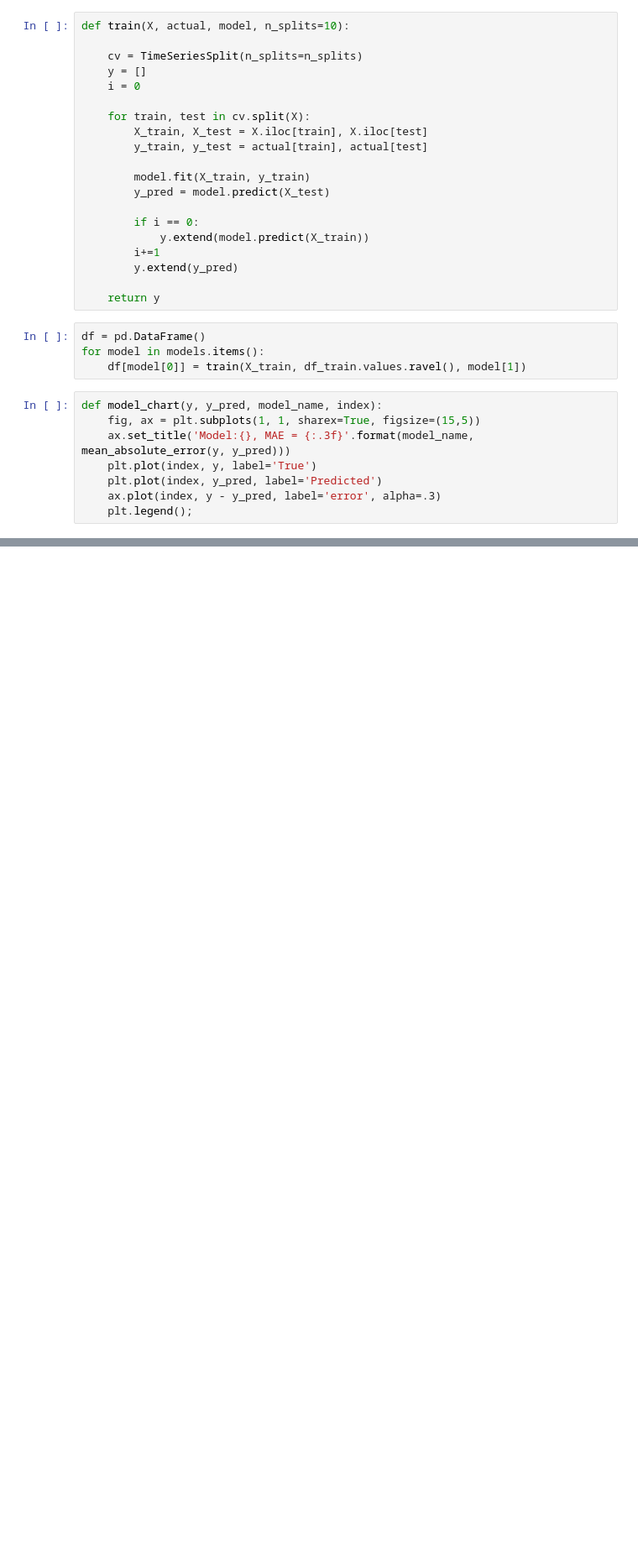
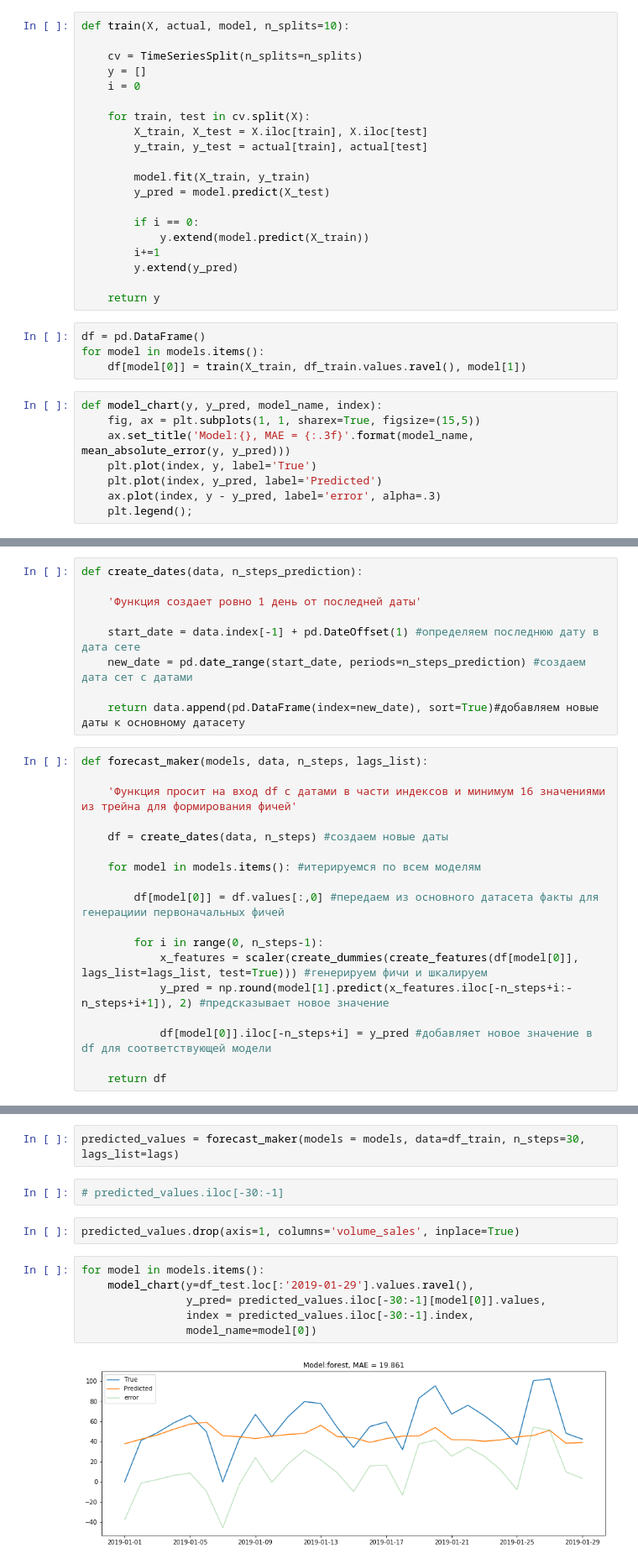
Before and after one commit to VinGeorge/Time-series-projects, a Jupyter notebook: sales prediction.ipynb, the cells around one changed output, grey strips where cells are left out. Shown at 84% size. Drawn from its saved outputs; the diff is of its cells as text; blank space fills up the shorter version.

```diff
--- a/sales prediction.ipynb
+++ b/sales prediction.ipynb
@@ -349,0 +344,27 @@ plt.legend();
+# %%
+def create_dates(data, n_steps_prediction):
+
+    'Функция создает ровно 1 день от последней даты'
+
+    start_date = data.index[-1] + pd.DateOffset(1) #определяем последнюю дату в дата сете
+    new_date = pd.date_range(start_date, periods=n_steps_prediction) #создаем дата сет с датами
+
+    return data.append(pd.DataFrame(index=new_date), sort=True)#добавляем новые даты к основному датасету
+# %%
+def forecast_maker(models, data, n_steps, lags_list):
+
+    'Функция просит на вход df с датами в части индексов и минимум 16 значениями из трейна для формирования фичей'
+
+    df = create_dates(data, n_steps) #создаем новые даты
+
+    for model in models.items(): #итерируемся по всем моделям
+
+        df[model[0]] = df.values[:,0] #передаем из основного датасета факты для генерациии первоначальных фичей
+
+        for i in range(0, n_steps-1):
+            x_features = scaler(create_dummies(create_features(df[model[0]], lags_list=lags_list, test=True))) #генерируем фичи и шкалируем
+            y_pred = np.round(model[1].predict(x_features.iloc[-n_steps+i:-n_steps+i+1]), 2) #предсказывает новое значение
+
+            df[model[0]].iloc[-n_steps+i] = y_pred #добавляет новое значение в df для соответствующей модели
+
+    return df
@@ -349,0 +377,14 @@ plt.legend();
+# %%
+predicted_values = forecast_maker(models = models, data=df_train, n_steps=30, lags_list=lags)
+# %%
+# predicted_values.iloc[-30:-1]
+# %%
+predicted_values.drop(axis=1, columns='volume_sales', inplace=True)
+# %%
+for model in models.items():
+    model_chart(y=df_test.loc[:'2019-01-29'].values.ravel(),
+                y_pred= predicted_values.iloc[-30:-1][model[0]].values,
+                index = predicted_values.iloc[-30:-1].index,
+                model_name=model[0])
+# %% [output]
+[figure, added]
```
Also changed, not shown: parts of 10 cells of this notebook.
